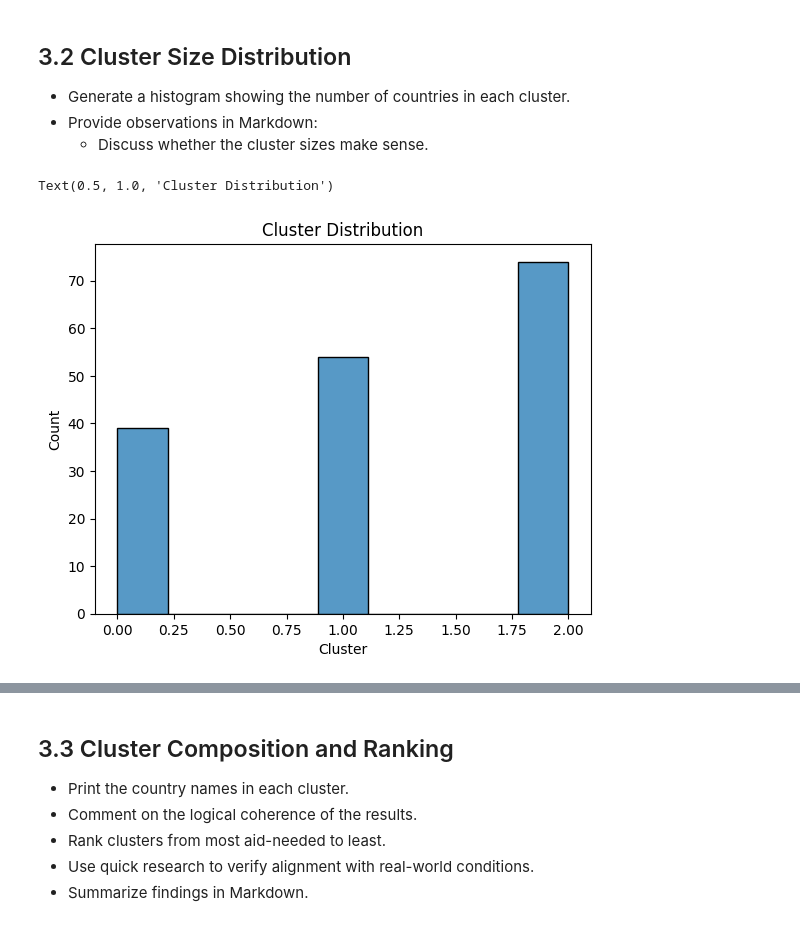
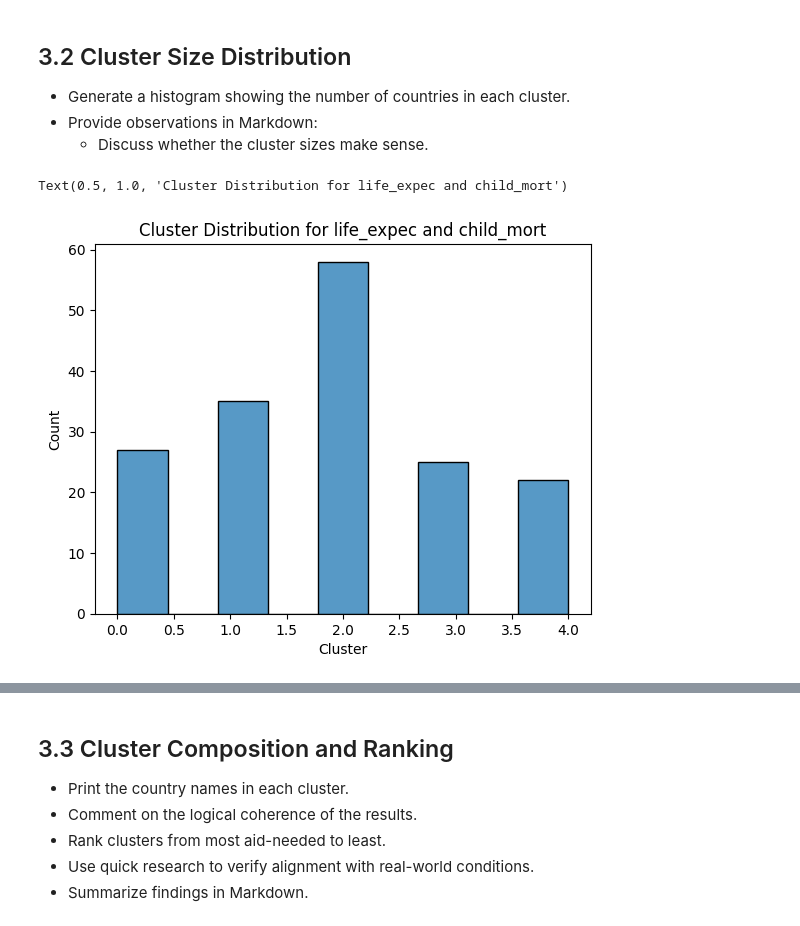
Before and after one commit to Hunteracademic/Unsupervised_assignment_1, a Jupyter notebook: Workspace.ipynb, the cells around one changed output, grey strips where cells are left out. Saved outputs shown, nothing was run; the diff lists cells and outputs as text; code cells hidden in the pictures.

```diff
--- a/Workspace.ipynb
+++ b/Workspace.ipynb
@@ -501,4 +505,4 @@ cluster_df
 # %%
-tester('life_expec', 'child_mort', 5) # I like this one
+cluster_df_1 = try_features_pair('life_expec', 'child_mort', 5) # I like this one
 # %% [output]
 [figure]
@@ -571,8 +517,8 @@ Countries in Cluster 2:
 - Provide observations in Markdown:
   - Discuss whether the cluster sizes make sense.
 # %%
-sns.histplot(cluster_df['Cluster'])
-plt.title('Cluster Distribution')
+sns.histplot(cluster_df_1['Cluster'])
+plt.title('Cluster Distribution for life_expec and child_mort')
 # %% [output]
-Text(0.5, 1.0, 'Cluster Distribution')
+Text(0.5, 1.0, 'Cluster Distribution for life_expec and child_mort')
-[figure, old version]
+[figure, new version]
```
Also changed, not shown: parts of 12 cells of this notebook.
